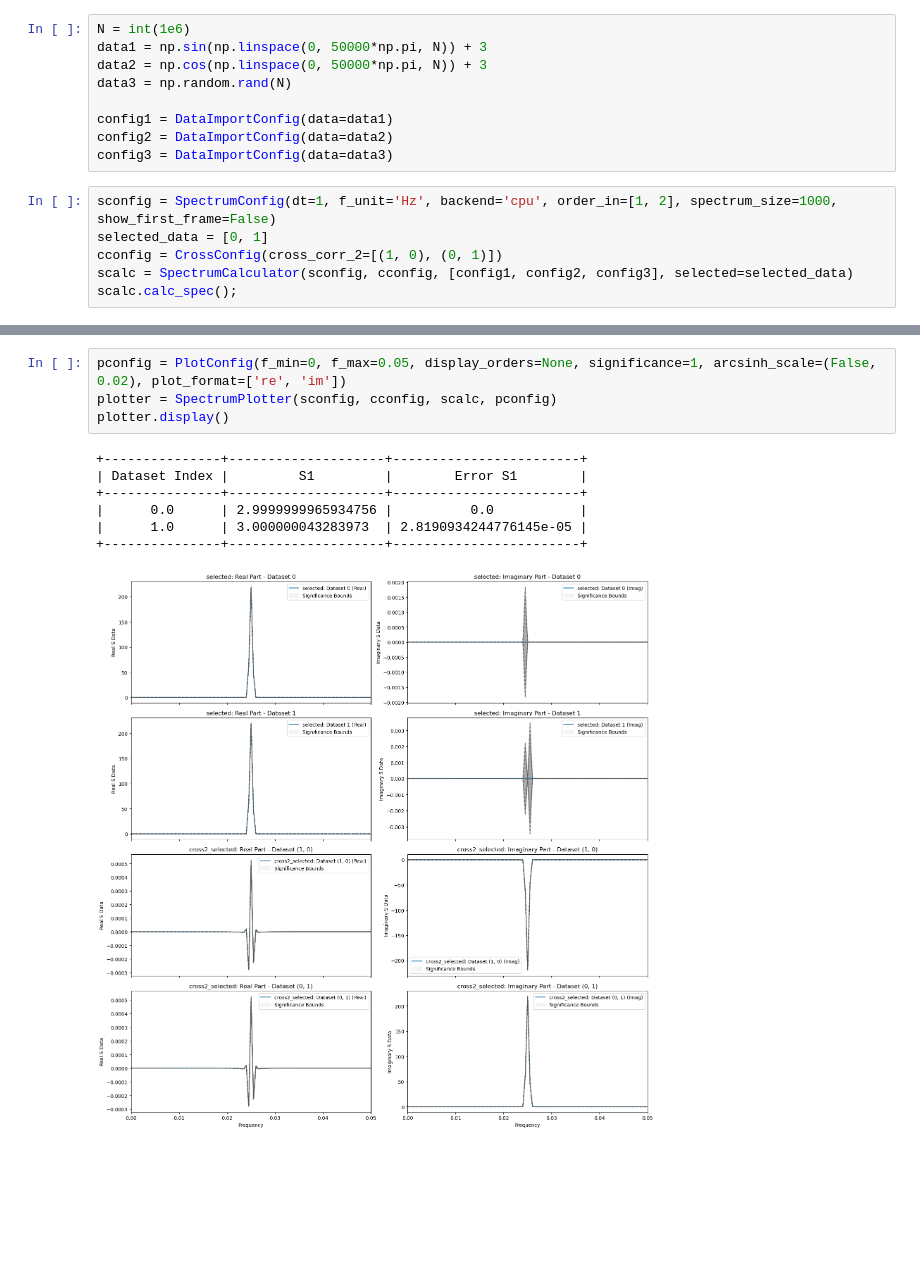
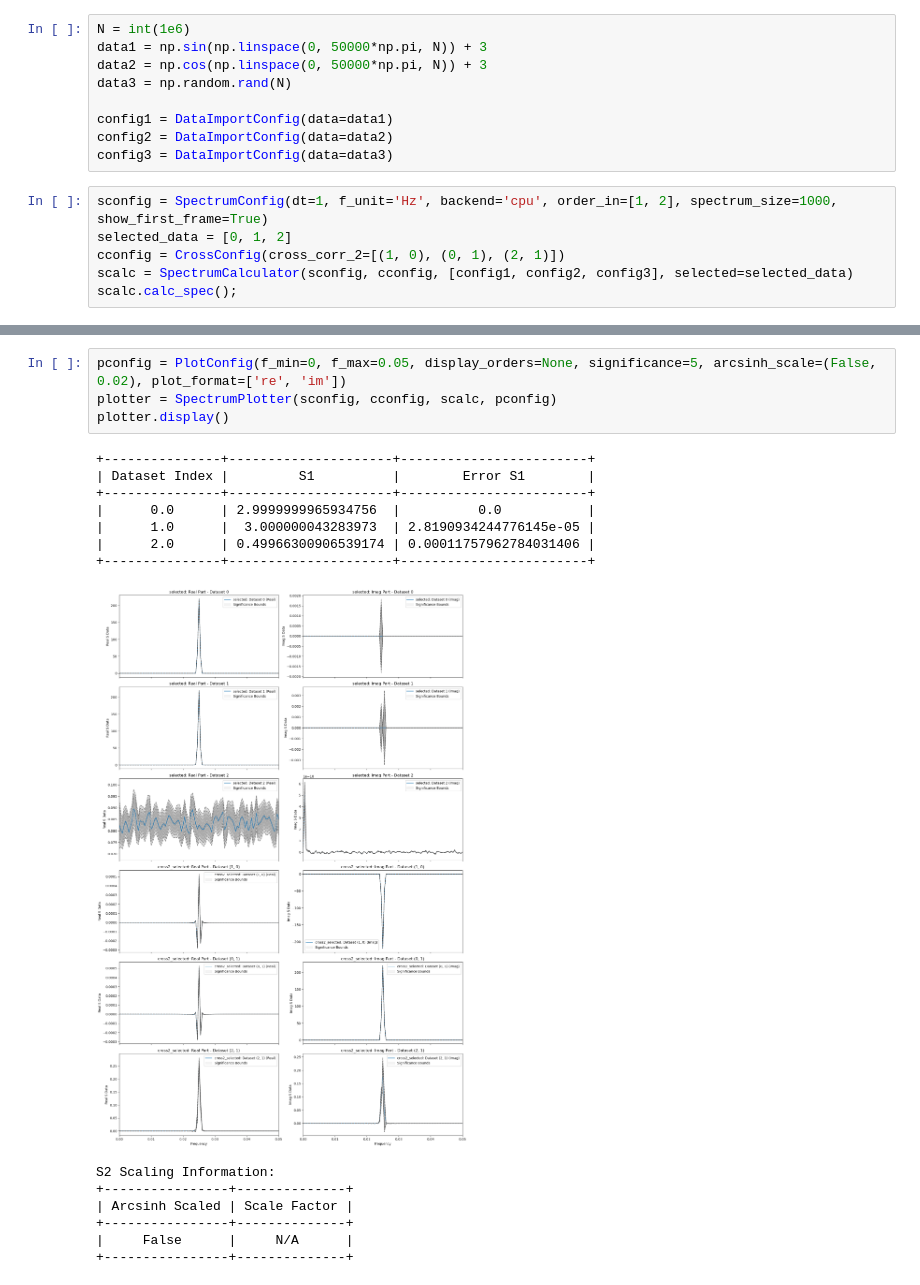
Before and after one commit to ArminGEtemad/SignalSnap-PyTorch, a Jupyter notebook: ExampleJupyterNB.ipynb, the cells around one changed output, grey strips where cells are left out. Drawn from its saved outputs; the diff is of its cells as text; blank space fills up the shorter version.

```diff
--- a/ExampleJupyterNB.ipynb
+++ b/ExampleJupyterNB.ipynb
@@ -17,8 +17,8 @@ config1 = DataImportConfig(data=data1)
 config2 = DataImportConfig(data=data2)
 config3 = DataImportConfig(data=data3)
 # %%
-sconfig = SpectrumConfig(dt=1, f_unit='Hz', backend='cpu', order_in=[1, 2], spectrum_size=1000, show_first_frame=False)
-selected_data = [0, 1]
-cconfig = CrossConfig(cross_corr_2=[(1, 0), (0, 1)])
+sconfig = SpectrumConfig(dt=1, f_unit='Hz', backend='cpu', order_in=[1, 2], spectrum_size=1000, show_first_frame=True)
+selected_data = [0, 1, 2]
+cconfig = CrossConfig(cross_corr_2=[(1, 0), (0, 1), (2, 1)])
 scalc = SpectrumCalculator(sconfig, cconfig, [config1, config2, config3], selected=selected_data)
 scalc.calc_spec();
@@ -25,13 +27,20 @@ scalc.calc_spec();
 # %%
-pconfig = PlotConfig(f_min=0, f_max=0.05, display_orders=None, significance=1, arcsinh_scale=(False, 0.02), plot_format=['re', 'im'])
+pconfig = PlotConfig(f_min=0, f_max=0.05, display_orders=None, significance=5, arcsinh_scale=(False, 0.02), plot_format=['re', 'im'])
 plotter = SpectrumPlotter(sconfig, cconfig, scalc, pconfig)
 plotter.display()
 # %% [output]
-+---------------+--------------------+------------------------+
-| Dataset Index |         S1         |        Error S1        |
-+---------------+--------------------+------------------------+
-|      0.0      | 2.9999999965934756 |          0.0           |
-|      1.0      | 3.000000043283973  | 2.8190934244776145e-05 |
-+---------------+--------------------+------------------------+
++---------------+---------------------+------------------------+
+| Dataset Index |         S1          |        Error S1        |
++---------------+---------------------+------------------------+
+|      0.0      | 2.9999999965934756  |          0.0           |
+|      1.0      |  3.000000043283973  | 2.8190934244776145e-05 |
+|      2.0      | 0.49966300906539174 | 0.00011757962784031406 |
++---------------+---------------------+------------------------+
-[figure, old version]
+[figure, new version]
+S2 Scaling Information:
++----------------+--------------+
+| Arcsinh Scaled | Scale Factor |
++----------------+--------------+
+|     False      |     N/A      |
++----------------+--------------+
 # %%
```
Also changed, not shown: parts of 2 cells of this notebook, 2 other files.
